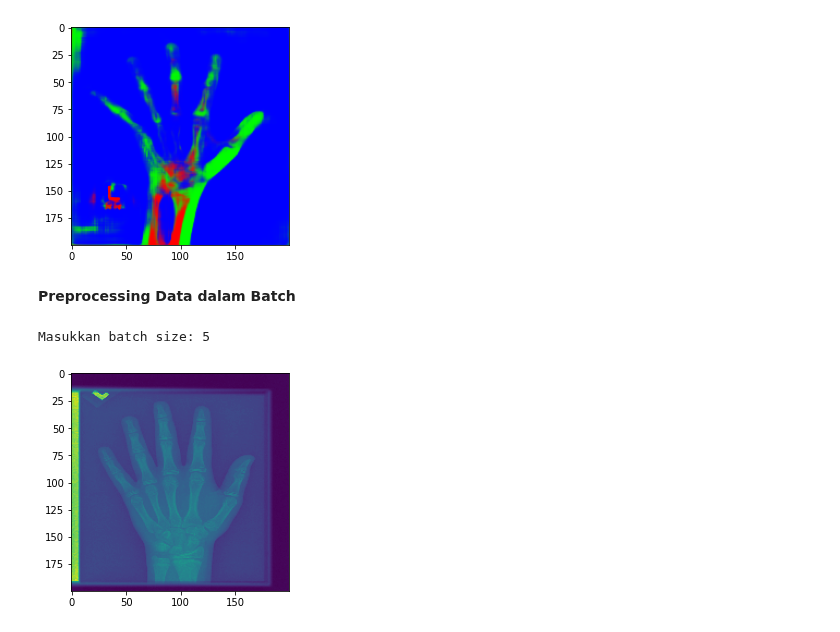
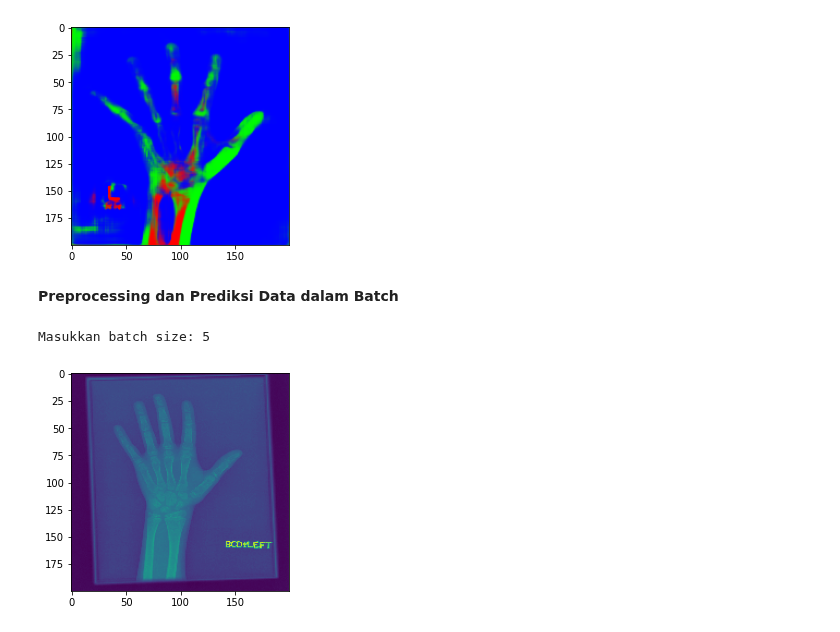
Before and after one commit to gabriellaaileen/ADL, a Jupyter notebook: UTS ADL/UTS_ADL_XNet.ipynb, the cells around one changed output. Saved outputs shown, nothing was run; the diff lists cells and outputs as text; code cells hidden in the pictures.

```diff
--- a/UTS ADL/UTS_ADL_XNet.ipynb
+++ b/UTS ADL/UTS_ADL_XNet.ipynb
@@ -221,13 +220,13 @@ plt.imshow(prediction)
 <matplotlib.image.AxesImage at 0x...>
 [figure]
 # %% [markdown]
-**Preprocessing Data dalam Batch**
+**Preprocessing dan Prediksi Data dalam Batch**
 # %%
 #setting the path to the directory containing the pics
 image_path = '/content/bone_age/boneage-test-dataset/boneage-test-dataset'
 # %%
 name = os.listdir(image_path)
-name.remove('.ipynb_checkpoints')
+#name.remove('.ipynb_checkpoints')
 # %%
 batch_size2=int(input("Masukkan batch size: "))
 # %% [output]
@@ -243,8 +241,9 @@ for img in name[0:batch_size2]:
 # %%
+#Menampilkan salah satu image input
 input_arr = np.asarray(input_arr)
 input_arr = input_arr.reshape(batch_size2,200,200,1)
-pyplot.imshow(input_arr[0].reshape(200,200))
+pyplot.imshow(input_arr[2].reshape(200,200))
 pyplot.show()
 # %% [output]
-[figure, old version]
+[figure, new version]
 # %%
```
Also changed, not shown: parts of 9 cells of this notebook.
